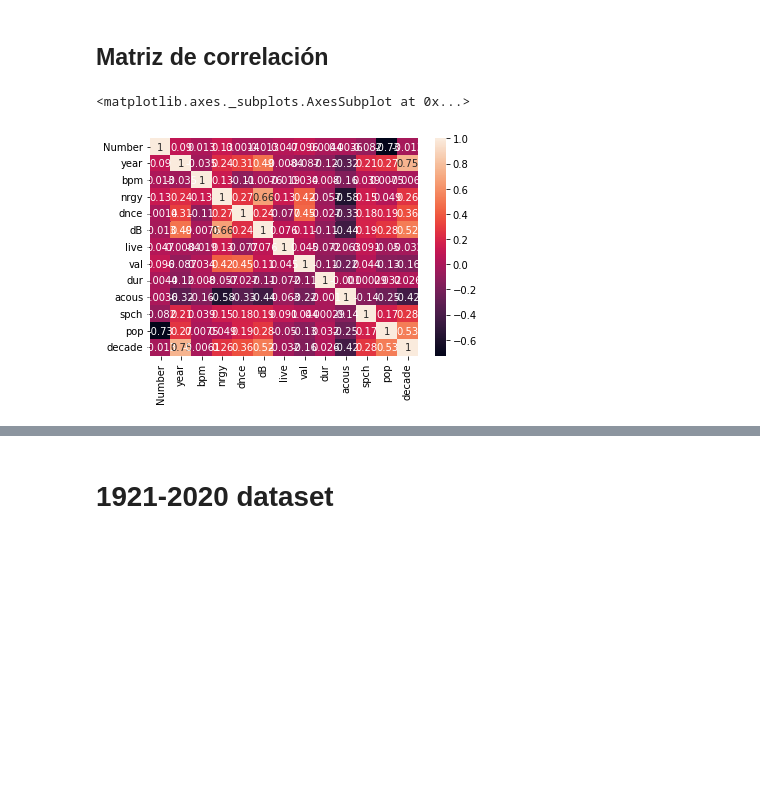
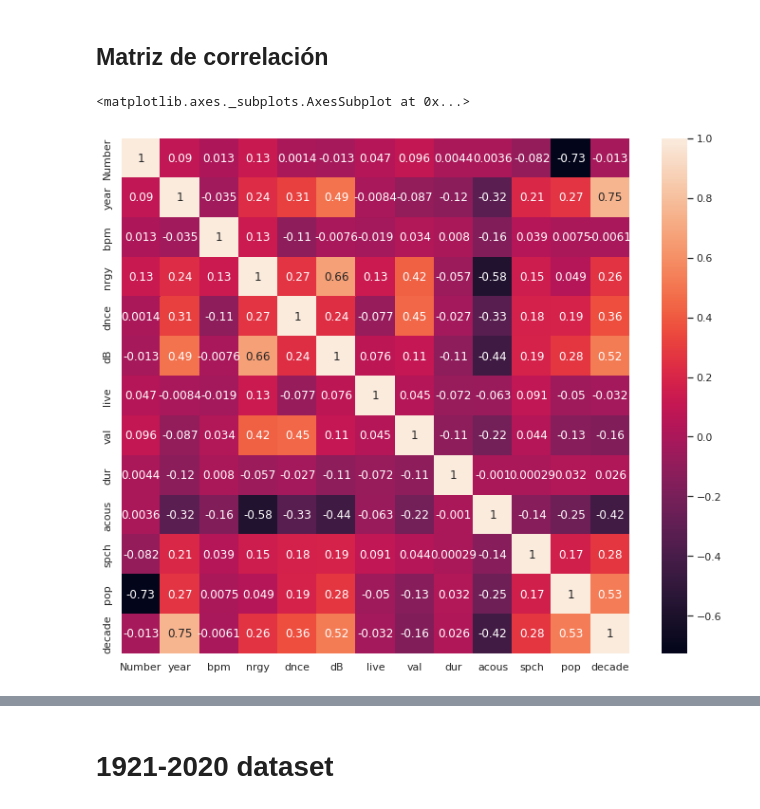
Before and after one commit to danielasenraoka/music_evolution, a Jupyter notebook: exploratory_anaysis.ipynb, the cells around one changed output, grey strips where cells are left out. Cells and saved outputs as stored; diff of their text form; code cells hidden in the pictures; blank space fills up the shorter version.

```diff
--- a/exploratory_anaysis.ipynb
+++ b/exploratory_anaysis.ipynb
@@ -158,16 +168,3 @@ all_genres
 df_all_decades_filter = df_all_decades.dropna(subset = ['top genre'])
 # %% [markdown]
 Uniformize genres: all pop, all hip hop, ...
-# %%
-pop_genre = ['pop', 'italian pop', 'irish pop', 'canadian pop', 'australian pop', 'barbadian pop']
-
-#pop
-df_all_decades_filter['top genre'].replace({'italian pop': 'pop', 'irish pop': 'pop', 'canadian pop': 'pop', 'australian pop':'pop', 'barbadian pop':'pop'}, inplace=True)
-
-#hip hop
-df_all_decades_filter['top genre'].replace({'bronx hip hop': 'hip hop', 'canadian hip hop': 'hip hop', 'conscious hip hop': 'hip hop',
-                                            'detroit hip hop':'hip hop', 'east coast hip hop': 'hip hop', 'atl hip hip':'hip hop'}, inplace=True)
-
-# rap
-df_all_decades_filter['top genre'].replace({'dfw rap': 'rap', 'chicago rap': 'rap', 'dirty south rap': 'rap',
-                                            'emo rap':'rap', 'east coast hip hop': 'hip hop'}, inplace=True)
@@ -204,9 +259,10 @@ df_all_decades_filter.head()
 ## Matriz de correlación
 # %%
 corr_matrix = df_all_decades_filter.corr()
-sn.heatmap(corr_matrix, annot=True)
+sns.set(rc = {'figure.figsize':(12,10)})
+sns.heatmap(corr_matrix, annot=True)
 # %% [output]
 <matplotlib.axes._subplots.AxesSubplot at 0x...>
-[figure, old version]
+[figure, new version]
 # %%
 # sin coef correlación
```
Also changed, not shown: parts of 9 cells of this notebook.
